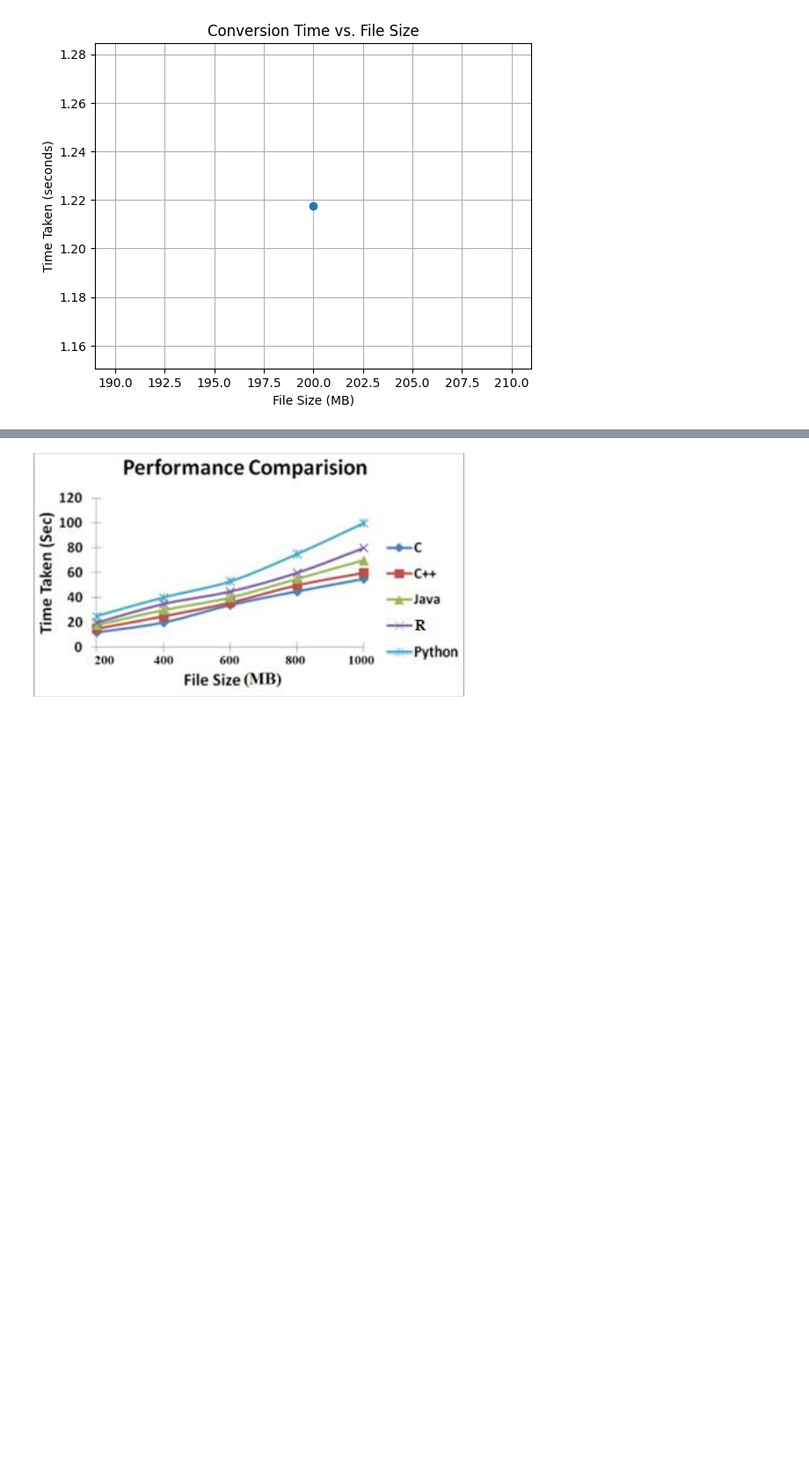
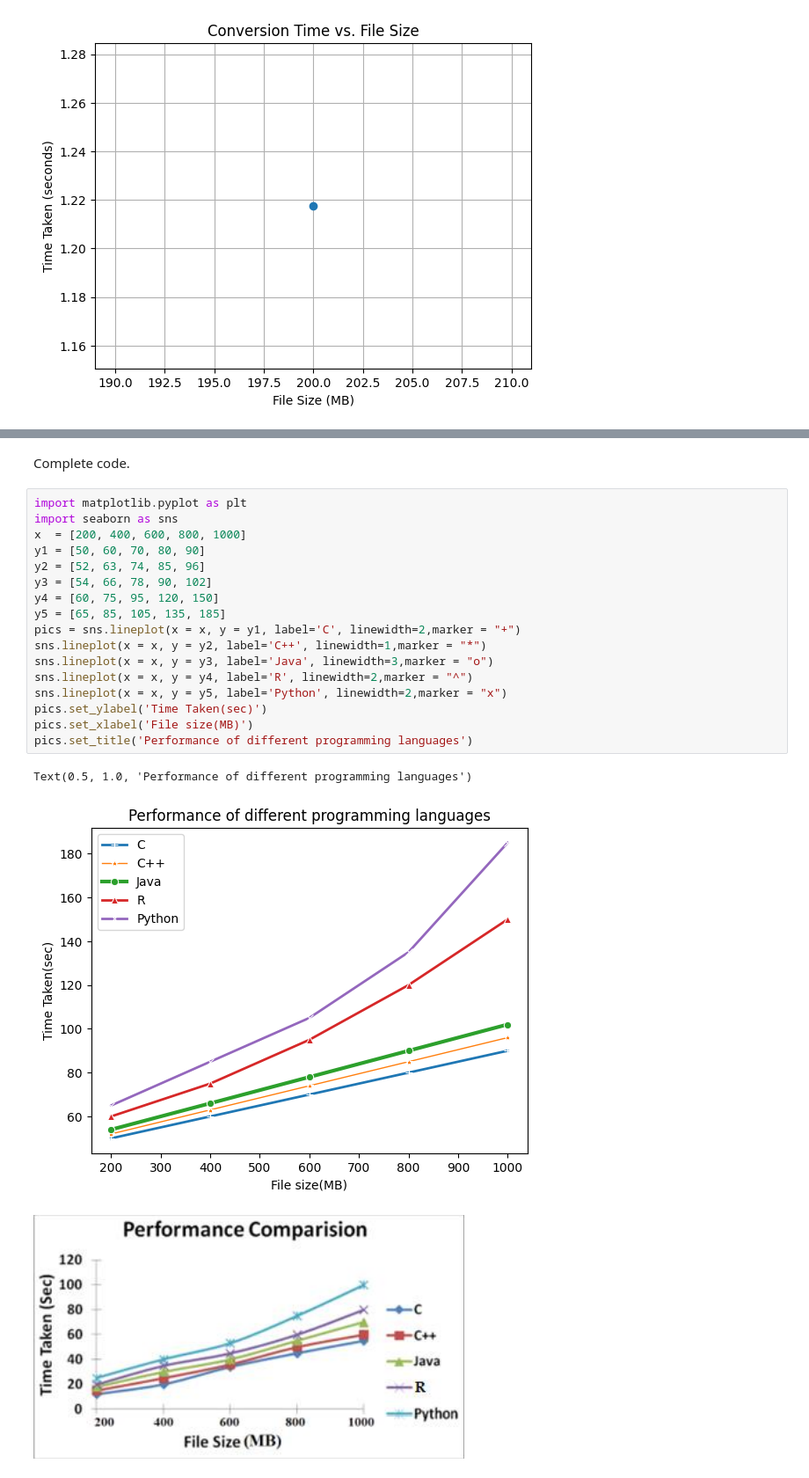
Before and after one commit to Tanishasharma11/Mini-Project-03-Text-File-Conversion, a Jupyter notebook: Mini_Project_03_Text_File_Conversion.ipynb, the cells around one changed output, grey strips where cells are left out. Shown at 88% size. Saved outputs shown, nothing was run; the diff lists cells and outputs as text; blank space fills up the shorter version.

```diff
--- a/Mini_Project_03_Text_File_Conversion.ipynb
+++ b/Mini_Project_03_Text_File_Conversion.ipynb
@@ -466,2 +384,24 @@ plt.grid(True)
+# %% [markdown]
+Complete code.
+# %%
+import matplotlib.pyplot as plt
+import seaborn as sns
+x  = [200, 400, 600, 800, 1000]
+y1 = [50, 60, 70, 80, 90]
+y2 = [52, 63, 74, 85, 96]
+y3 = [54, 66, 78, 90, 102]
+y4 = [60, 75, 95, 120, 150]
+y5 = [65, 85, 105, 135, 185]
+pics = sns.lineplot(x = x, y = y1, label='C', linewidth=2,marker = "+")
+sns.lineplot(x = x, y = y2, label='C++', linewidth=1,marker = "*")
+sns.lineplot(x = x, y = y3, label='Java', linewidth=3,marker = "o")
+sns.lineplot(x = x, y = y4, label='R', linewidth=2,marker = "^")
+sns.lineplot(x = x, y = y5, label='Python', linewidth=2,marker = "x")
+pics.set_ylabel('Time Taken(sec)')
+pics.set_xlabel('File size(MB)')
+pics.set_title('Performance of different programming languages')
+# %% [output]
+Text(0.5, 1.0, 'Performance of different programming languages')
+[figure, added]
 # %% [markdown]
 ![Screenshot 2023-06-08 002702.png](embedded-picture-1)
```
Also changed, not shown: parts of 2 cells of this notebook.
